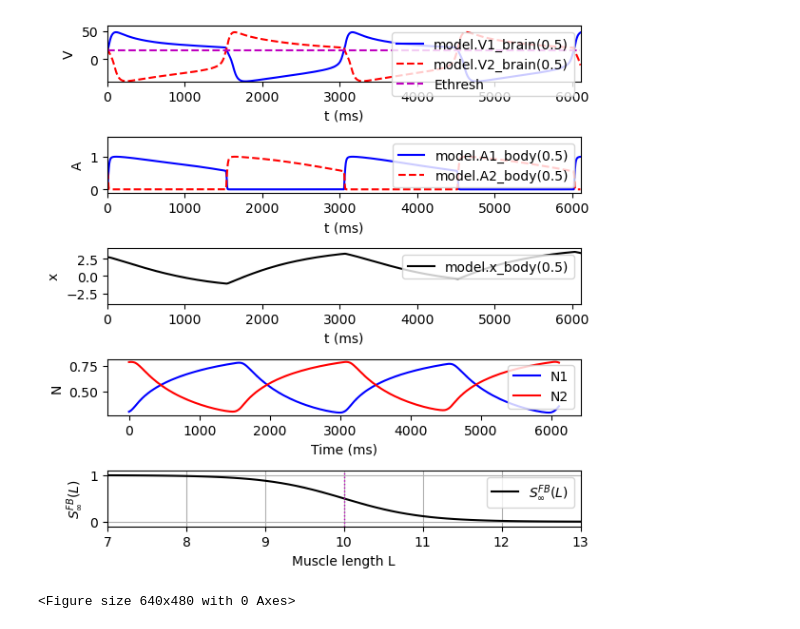
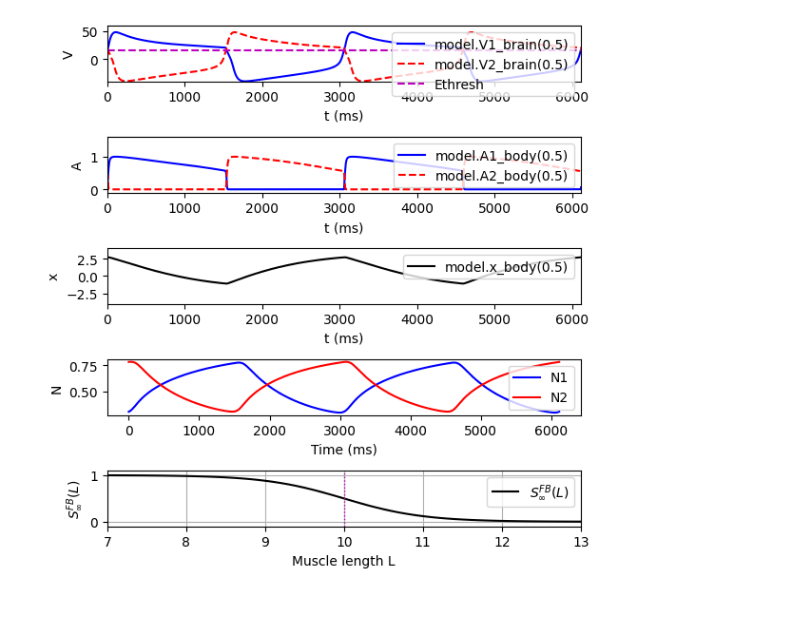
Before and after one commit to shafiulapp/Neuromechanics-with-NEURON, a Jupyter notebook: trialf.ipynb, the cells around one changed output. Saved outputs shown, nothing was run; the diff lists cells and outputs as text; code cells hidden in the pictures.

```diff
--- a/trialf.ipynb
+++ b/trialf.ipynb
@@ -1,4 +1,5 @@
 # %%
+
 from neuron import h,gui
 import matplotlib.pyplot as plt
 import numpy as np
@@ -18,12 +19,12 @@ V2 = h.Vector().record(model(0.5)._ref_V2_brain)
 A1 = h.Vector().record(model(0.5)._ref_A1_body)
 A2 = h.Vector().record(model(0.5)._ref_A2_body)
 x = h.Vector().record(model(0.5)._ref_x_body)
-y1=h.Vector().record(model(0.5)._ref_y1_body)
+Q=h.Vector().record(model(0.5)._ref_Q_body)
 t = h.Vector().record(h._ref_t)
-t0=3054.62
+t0=3055
 h.load_file('stdrun.hoc')
 h.init()
-h.cvode.active(False)
+h.cvode.active(1)
 h.cvode.atol(1e-4)
 h.tstop = 2*t0
 h.run()
@@ -50,33 +51,31 @@ ax2.legend(loc='upper right', frameon=True)
 ax3 = plt.subplot(513)
 ax3.plot(t, x, 'k-', label='model.x_body(0.5)')
 ax3.axis([0, h.tstop, -4, 4])
 ax3.set_xlabel('t (ms)')
 ax3.set_ylabel('x')
 ax3.legend(loc='upper right', frameon=True)
 
 ax4 = plt.subplot(514)
 ax4.plot(t, N1, 'b-', label='N1')
 ax4.plot(t, N2, 'r-', label='N2')
 ax4.set_xlabel('Time (ms)')
 ax4.set_ylabel('N')
 ax4.legend()
 
 ax5=plt.subplot(5, 1, 5)
 L0 = 10
 Lslope = 1
 L = np.arange(7, 13.1, 0.1)
 S_fb = 0.5 * (1 - np.tanh((L - L0) / Lslope))
 ax5.plot(L, S_fb, '-k', linewidth=1.5, label=r'$S_\infty^{FB}(L)$')
 ax5.plot([L0]*len(S_fb), np.linspace(-0.1, 1.1, len(S_fb)), ':m', linewidth=1)
 ax5.axis([7, 13, -0.1, 1.1])
 ax5.set_xlabel('Muscle length L')
 ax5.set_ylabel(r'$S_\infty^{FB}(L)$')
 ax5.legend()
 ax5.grid(True)
 
 plt.tight_layout()
 plt.show()
-plt.savefig('Output from NEURON.png', format='png')
 # %% [output]
-[figure, old version]
+[figure, new version]
-<Figure size 640x480 with 0 Axes>
```
Also changed, not shown: 2 other files.
